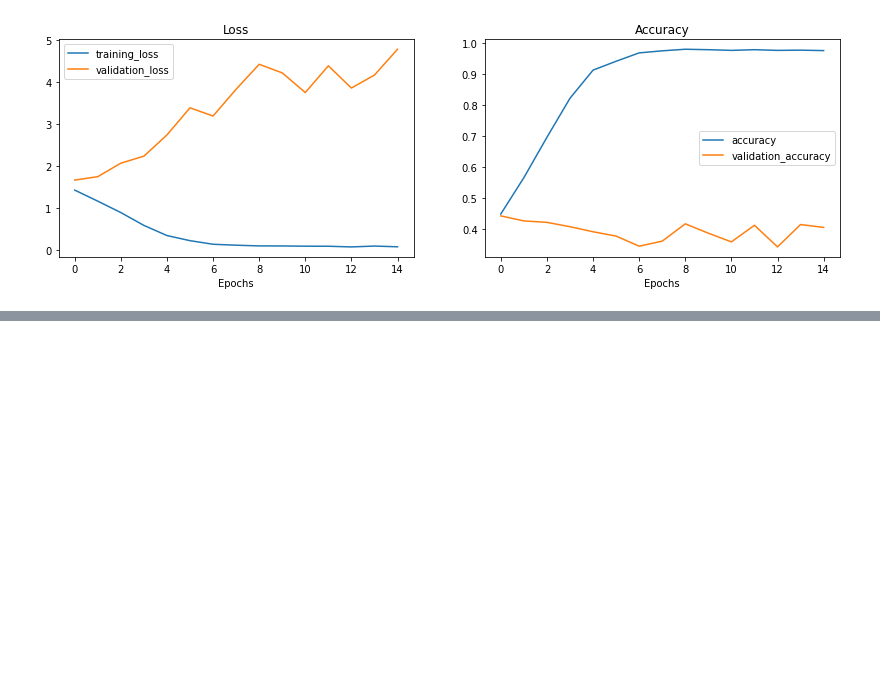
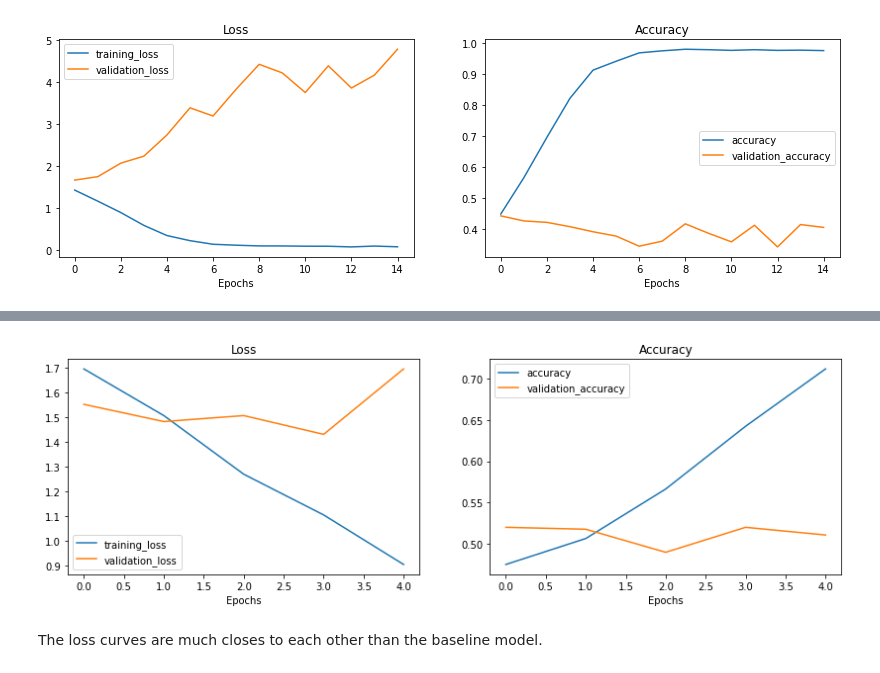
Before and after one commit to danielmacedodc/SIBGRAPI_2022, a Jupyter notebook: Projeto.ipynb, the cells around one changed output, grey strips where cells are left out. Cells and saved outputs as stored; diff of their text form; code cells hidden in the pictures; blank space fills up the shorter version.

```diff
--- a/Projeto.ipynb
+++ b/Projeto.ipynb
@@ -316,0 +393,10 @@ plot_loss_curves(history)
+# %%
+# create an augmented data generator instance
+
+# Rescale and augment
+train_datagen_aug = ImageDataGenerator(rescale=1/255., rotation_range=0.2, width_shift_range=0.2,
+                                      height_shift_range=0.2, zoom_range=0.2, horizontal_flip=True)
+
+# Load data in from directories and turn it into batches
+train_data_aug = train_datagen.flow_from_directory(train_dir, target_size=(224,224), batch_size=32,
+                                              class_mode='categorical')
@@ -316,0 +405,6 @@ plot_loss_curves(history)
+# %%
+# Let's create another model but this time we'll fit it on the augmented training data of 8 classes
+model_3 = tf.keras.models.clone_model(model_2)
+
+# compile the cloned model (using the same setup as previous models)
+model_3.compile(loss='categorical_crossentropy', optimizer=Adam(), metrics=['accuracy'])
@@ -316,0 +434,3 @@ plot_loss_curves(history)
+# %%
+history_3 = model_3.fit(train_data_aug, epochs=5, steps_per_epoch=len(train_data_aug),
+                        validation_data=test_data, validation_steps=len(test_data))
@@ -316,0 +453,6 @@ plot_loss_curves(history)
+# %%
+plot_loss_curves(history_3)
+# %% [output]
+[figure, added]
+# %% [markdown]
+The loss curves are much closes to each other than the baseline model.
```
Also changed, not shown: parts of 27 cells of this notebook.
